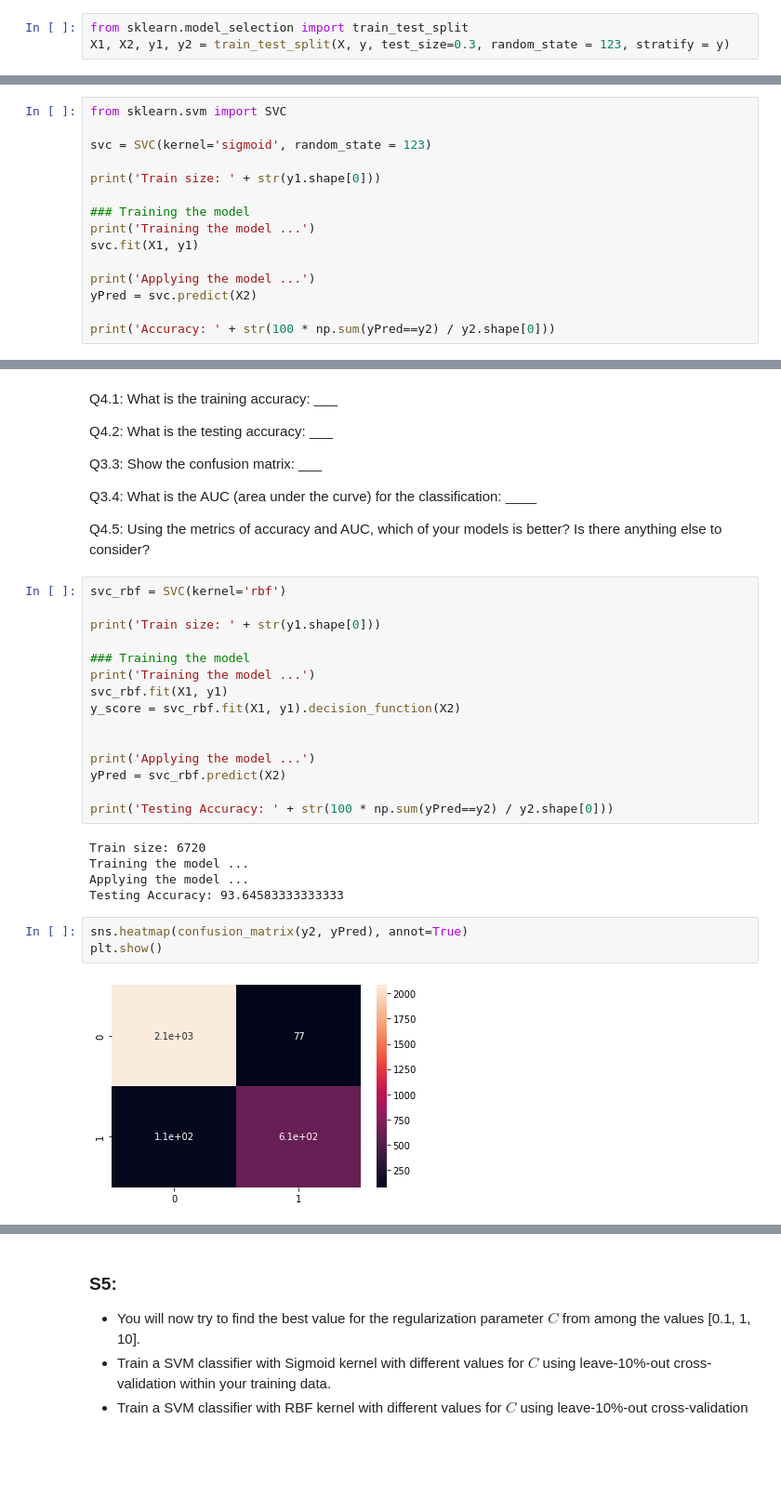
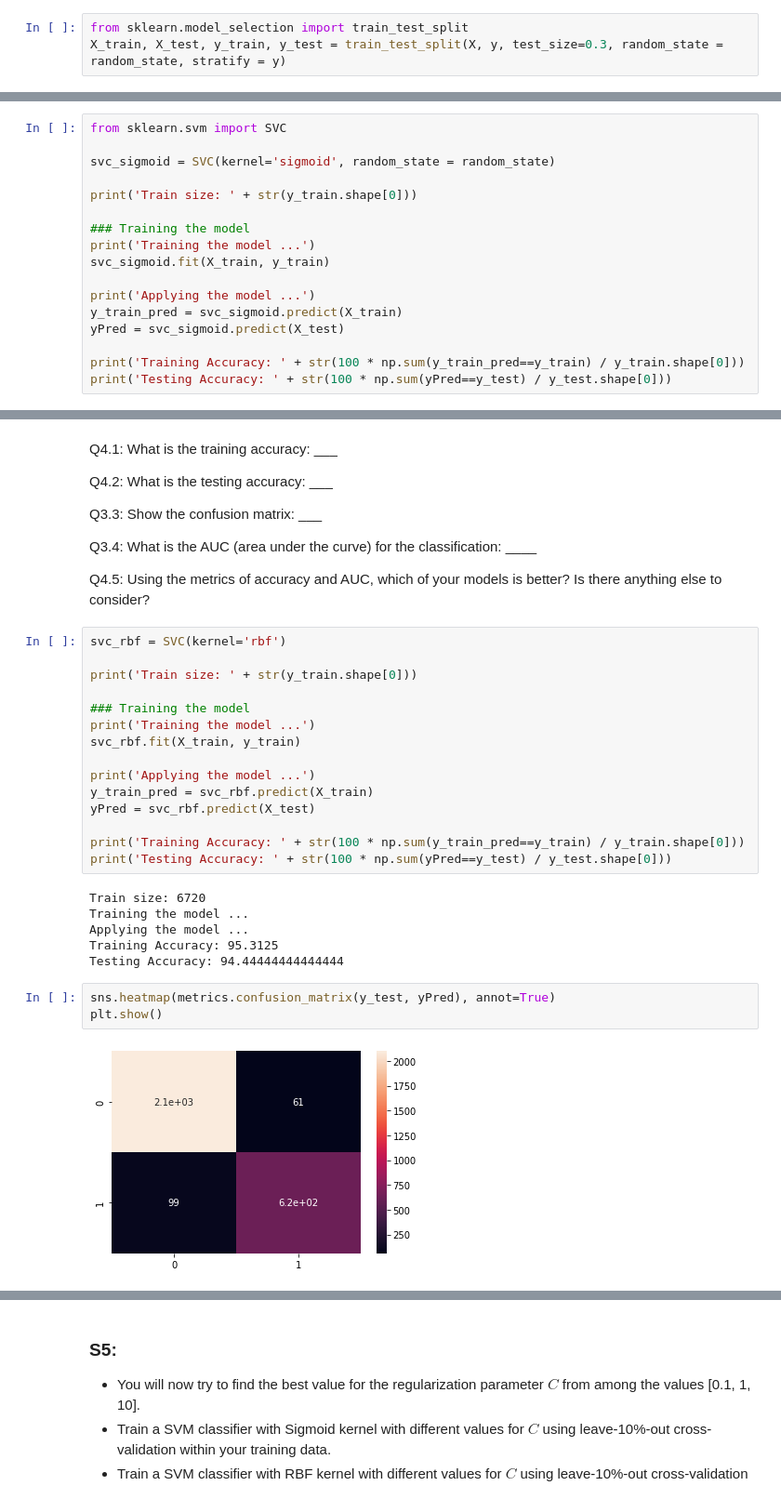
Before and after one commit to johnatawnclementawn/RemoteSensing_650_HW, a Jupyter notebook: HW2/Clementi_MUSA650_HW2.ipynb, the cells around one changed output, grey strips where cells are left out. Shown: that part at 93% size. Cells and saved outputs as stored; diff of their text form; blank space fills up the shorter version.

```diff
--- a/HW2/Clementi_MUSA650_HW2.ipynb
+++ b/HW2/Clementi_MUSA650_HW2.ipynb
@@ -147,5 +149,5 @@ scaler = StandardScaler().fit(X)
 X = scaler.transform(X)
 # %%
 from sklearn.model_selection import train_test_split
-X1, X2, y1, y2 = train_test_split(X, y, test_size=0.3, random_state = 123, stratify = y)
+X_train, X_test, y_train, y_test = train_test_split(X, y, test_size=0.3, random_state = random_state, stratify = y)
 # %%
@@ -173,18 +175,20 @@ Q3.4: What is the AUC (area under the curve) for the classification of testing s
 # %%
 from sklearn.svm import SVC
 
-svc = SVC(kernel='sigmoid', random_state = 123)
+svc_sigmoid = SVC(kernel='sigmoid', random_state = random_state)
 
-print('Train size: ' + str(y1.shape[0]))
+print('Train size: ' + str(y_train.shape[0]))
 
 ### Training the model
 print('Training the model ...')
-svc.fit(X1, y1)
+svc_sigmoid.fit(X_train, y_train)
 
 print('Applying the model ...')
-yPred = svc.predict(X2)
+y_train_pred = svc_sigmoid.predict(X_train)
+yPred = svc_sigmoid.predict(X_test)
 
-print('Accuracy: ' + str(100 * np.sum(yPred==y2) / y2.shape[0]))
+print('Training Accuracy: ' + str(100 * np.sum(y_train_pred==y_train) / y_train.shape[0]))
+print('Testing Accuracy: ' + str(100 * np.sum(yPred==y_test) / y_test.shape[0]))
 # %% [output]
 Train size: 6720
 Training the model ...
@@ -219,25 +237,26 @@ Q4.5: Using the metrics of accuracy and AUC, which of your models is better? Is
 # %%
 svc_rbf = SVC(kernel='rbf')
 
-print('Train size: ' + str(y1.shape[0]))
+print('Train size: ' + str(y_train.shape[0]))
 
 ### Training the model
 print('Training the model ...')
-svc_rbf.fit(X1, y1)
-y_score = svc_rbf.fit(X1, y1).decision_function(X2)
-
+svc_rbf.fit(X_train, y_train)
 
 print('Applying the model ...')
-yPred = svc_rbf.predict(X2)
+y_train_pred = svc_rbf.predict(X_train)
+yPred = svc_rbf.predict(X_test)
 
-print('Testing Accuracy: ' + str(100 * np.sum(yPred==y2) / y2.shape[0]))
+print('Training Accuracy: ' + str(100 * np.sum(y_train_pred==y_train) / y_train.shape[0]))
+print('Testing Accuracy: ' + str(100 * np.sum(yPred==y_test) / y_test.shape[0]))
 # %% [output]
 Train size: 6720
 Training the model ...
 Applying the model ...
-Testing Accuracy: 93.64583333333333
+Training Accuracy: 95.3125
+Testing Accuracy: 94.44444444444444
 # %%
-sns.heatmap(confusion_matrix(y2, yPred), annot=True)
+sns.heatmap(metrics.confusion_matrix(y_test, yPred), annot=True)
 plt.show()
 # %% [output]
-[figure, old version]
+[figure, new version]
```
Also changed, not shown: parts of 14 cells of this notebook.
